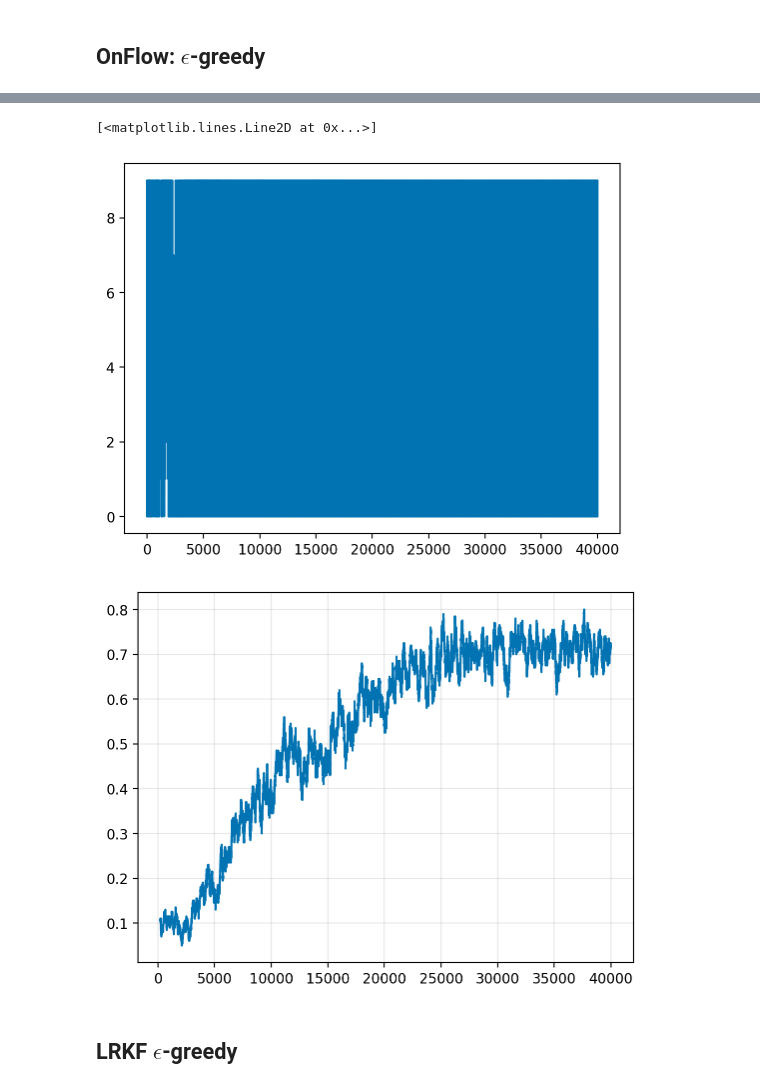
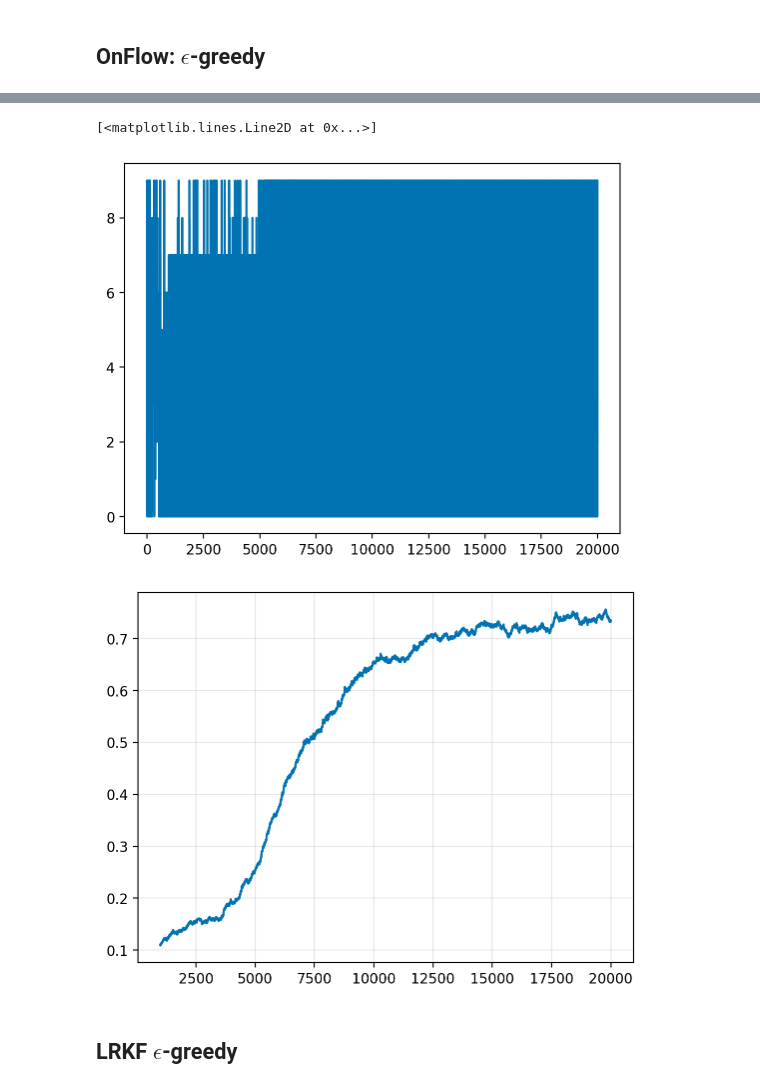
Before and after one commit to gerdm/low-rank-last-layer-inference, a Jupyter notebook: experiments/rl-toy.ipynb, the cells around one changed output, grey strips where cells are left out. Saved outputs shown, nothing was run; the diff lists cells and outputs as text; code cells hidden in the pictures.

```diff
--- a/experiments/rl-toy.ipynb
+++ b/experiments/rl-toy.ipynb
@@ -26,16 +26,16 @@ class CNN(nn.Module):
     def __call__(self, x):
         x = x if len(x.shape) > 3 else x[None, :]
         x = nn.Conv(features=6, kernel_size=(5, 5))(x)
-        x = nn.relu(x)
+        x = nn.elu(x)
         x = nn.avg_pool(x, window_shape=(2, 2), strides=(2, 2), padding="VALID")
         x = nn.Conv(features=16, kernel_size=(5, 5), padding="VALID")(x)
-        x = nn.relu(x)
+        x = nn.elu(x)
         x = nn.avg_pool(x, window_shape=(2, 2), strides=(2, 2), padding="VALID")
         x = x.reshape((x.shape[0], -1))  # Flatten
         x = nn.Dense(features=120)(x)
-        x = nn.relu(x)
+        x = nn.elu(x)
         x = nn.Dense(features=84)(x)
-        x = nn.relu(x)
+        x = nn.elu(x)
         # x = nn.Dense(20)(x)
         # x = nn.relu(x)
         x = nn.Dense(self.num_actions, name="last_layer")(x)
@@ -88,7 +92,13 @@ def step(state, t):
     bel, context, env_state = state
 
     # Obtain reward
-    y = jax.nn.one_hot(env_state.correct_label, 10)
+    label_truth = env_state.correct_label
+    # label_truth = jax.lax.cond(
+    #     t < 10_000, # Permute label after 20_000
+    #     lambda: label_truth,
+    #     lambda: new_mapping[label_truth]
+    # )
+    y = jax.nn.one_hot(label_truth, 10)
 
     # Update belief
     action = agent.mean_fn(bel.mean_hidden, bel.mean_last, context[..., None]).argmax()
@@ -111,7 +121,7 @@ agent = onflow.LowRankLastLayer(
 %%time
 bel_init = agent.init_bel(params_init, low_rank_diag=True, cov_hidden=1.0, cov_last=1.0)
 u_init = (bel_init, context_init, state_init)
-steps = 40_000
+steps = 20_000
 
 state_final, (actions, rewards_fullinfo) = jax.lax.scan(step, u_init, jnp.arange(steps))
 rewards_fullinfo = jax.block_until_ready(rewards_fullinfo)
@@ -198,12 +207,12 @@ Wall time: 52.5 s
 plt.plot(actions)
 # %% [output]
 [<matplotlib.lines.Line2D at 0x...>]
-[figure, old version]
+[figure, new version]
 # %%
-pd.Series(rewards_eps).rolling(200).mean().plot()
+pd.Series(rewards_eps).rolling(1000).mean().plot()
 plt.grid(alpha=0.3)
 # %% [output]
-[figure, old version]
+[figure, new version]
 # %% [markdown]
 ## LRKF $\epsilon$-greedy
 # %%
```
Also changed, not shown: parts of 38 cells of this notebook, 1 other file.
